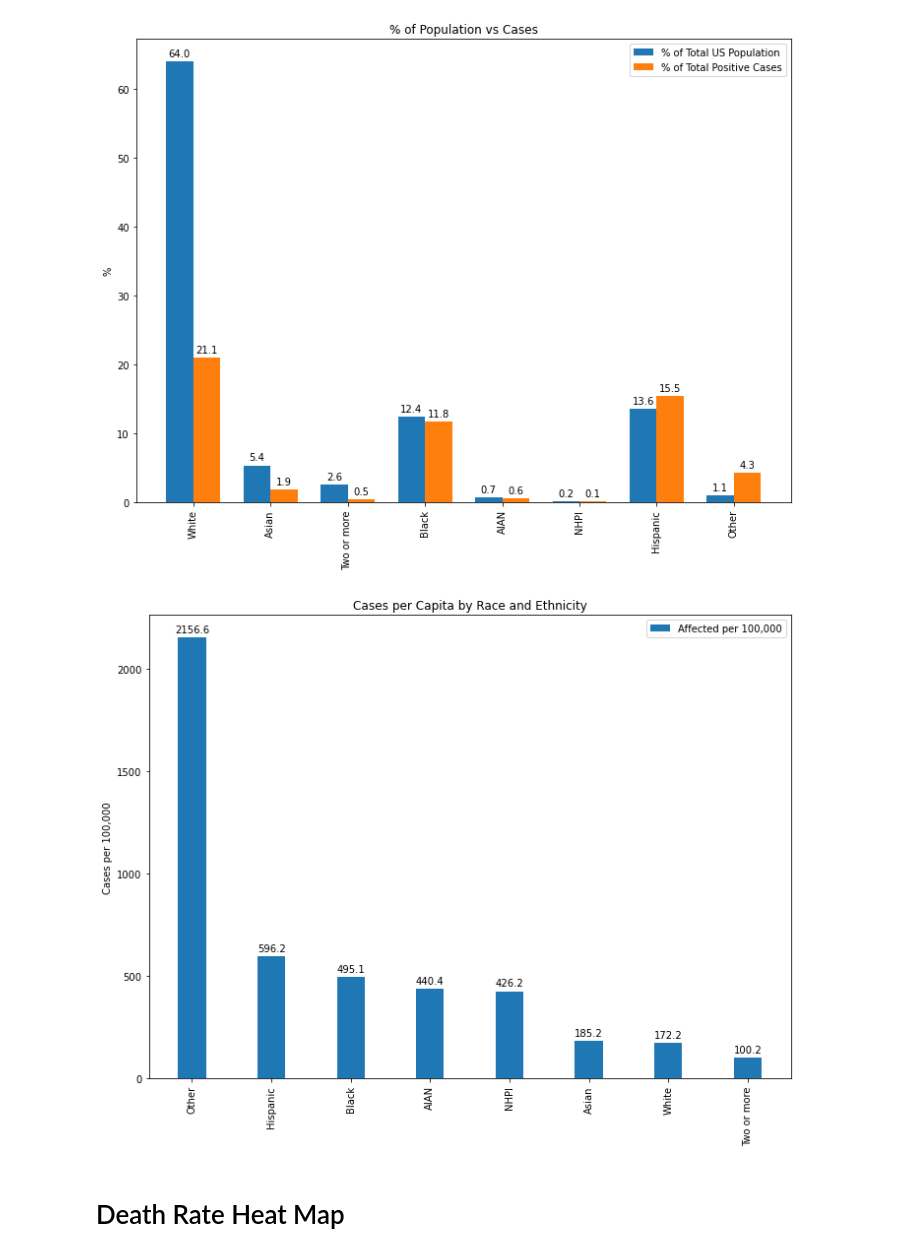
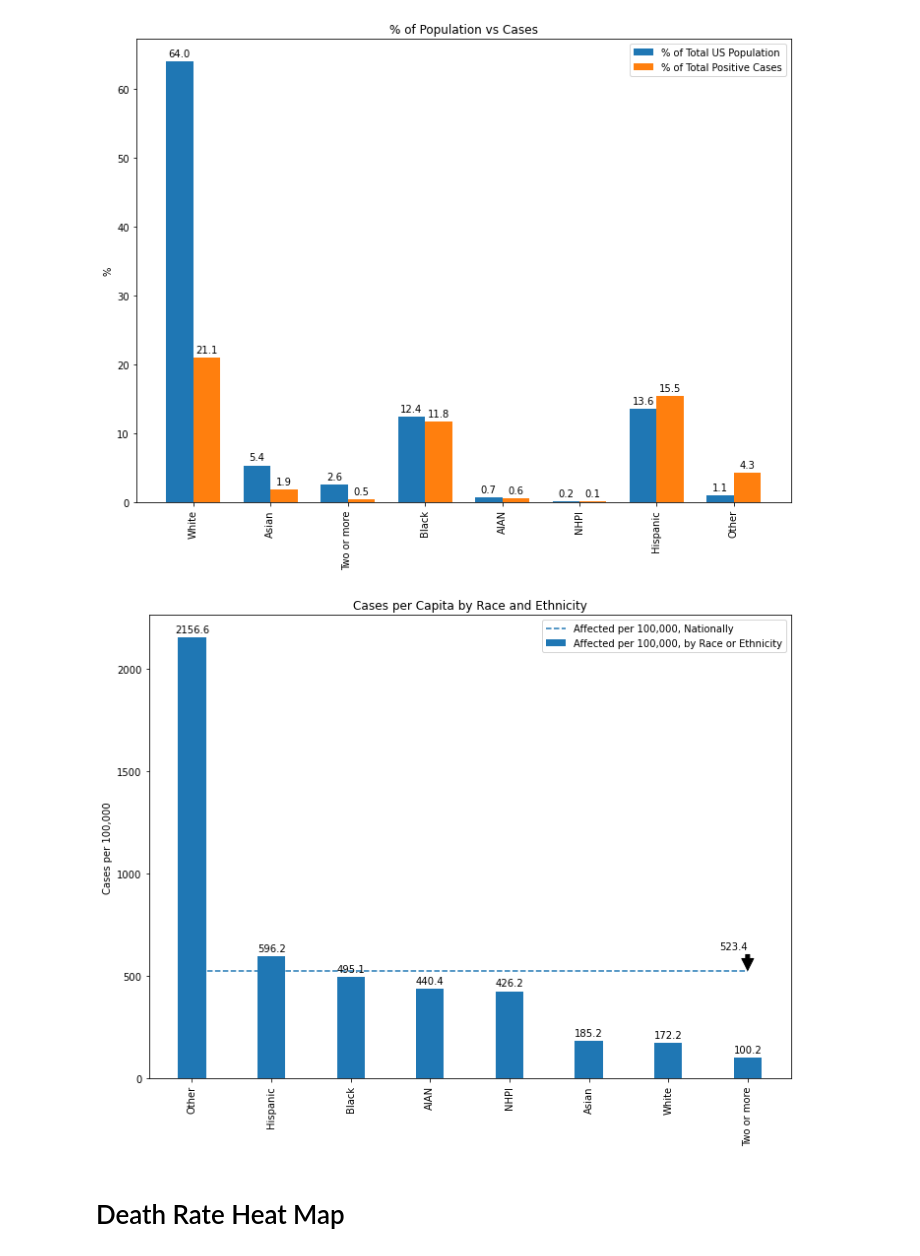
Before and after one commit to hanesy/covid-tracking, a Jupyter notebook: race-data-exploration.ipynb, the cells around one changed output. Drawn from its saved outputs; the diff is of its cells as text; code cells hidden in the pictures.

```diff
--- a/race-data-exploration.ipynb
+++ b/race-data-exploration.ipynb
@@ -266,5 +273,5 @@ deaths_unknown_us_T_percap
 # %%
-percent_chart = deaths_unknown_us_T.sort_values("Difference %", ascending = False).reset_index()
+percent_chart = deaths_us_T.sort_values("Difference %", ascending = False).reset_index()
 percent_chart
 
 labels = percent_chart["ID"]
@@ -444,3 +459,8 @@ positive_unknown_us
 | 1 | # US | 322903030 | 40130920 | 4.39318e+07 | 17421159 | 549504 | 2264689 | 8490244 | 206723250 | 3391445 |
 | 2 | % Known Positive | 100 | 11.7553 | 15.4965 | 1.90874 | 0.138575 | 0.590155 | 0.503472 | 21.0607 | 4.32765 |
 | 3 | % US | 100 | 12.4282 | 13.6053 | 5.39517 | 0.170176 | 0.701353 | 2.62935 | 64.0202 | 1.0503 |
+# %%
+positive_us_total = positive_us["Total"][0]/positive_us["Total"][1]*100000
+positive_us_total
+
+positive_us["Total"][0], positive_us["Total"][1], positive_us_total
@@ -454,19 +476,19 @@ positive_unknown_us
 #         i = i+1
 # positive_unknown_us
 # %%
-positive_unknown_us_T = positive_unknown_us.copy()
-positive_unknown_us_T = positive_unknown_us_T.T.rename_axis('ID').reset_index()
+positive_us_T = positive_us.copy()
+positive_us_T = positive_us_T.T.rename_axis('ID').reset_index()
 
-positive_unknown_us_T.columns = positive_unknown_us_T.iloc[0]
-positive_unknown_us_T = positive_unknown_us_T.drop([0]).set_index("ID")
+positive_us_T.columns = positive_us_T.iloc[0]
+positive_us_T = positive_us_T.drop([0]).set_index("ID")
 # positive_unknown_us_T = positive_unknown_us_T[["ID","% Known Positive", "% US"]]
-positive_unknown_us_T = positive_unknown_us_T.drop(["Total"])
+positive_us_T = positive_us_T.drop(["Total"])
 
-positive_unknown_us_T["Difference %"] = positive_unknown_us_T["% US"]- positive_unknown_us_T["% Known Positive"]
-positive_unknown_us_T["Affected per 100000"] = positive_unknown_us_T["# Known Positive"]/positive_unknown_us_T["# US"]*100000
+positive_us_T["Difference %"] = positive_us_T["% US"]- positive_us_T["% Known Positive"]
+positive_us_T["Affected per 100000"] = positive_us_T["# Known Positive"]/positive_us_T["# US"]*100000
 
-positive_unknown_us_T_percap = positive_unknown_us_T[['# Known Positive', '# US', 'Affected per 100000']]
-positive_unknown_us_T_percap = positive_unknown_us_T_percap.sort_values("Affected per 100000", ascending = False)
+positive_us_T_percap = positive_us_T[['# Known Positive', '# US', 'Affected per 100000']]
+positive_us_T_percap = positive_us_T_percap.sort_values("Affected per 100000", ascending = False)
 
-positive_unknown_us_T_rep = positive_unknown_us_T[['% Known Positive','% US','Difference %']]
-positive_unknown_us_T_rep = positive_unknown_us_T_rep.sort_values("Difference %", ascending = False)
+positive_us_T_rep = positive_us_T[['% Known Positive','% US','Difference %']]
+positive_us_T_rep = positive_us_T_rep.sort_values("Difference %", ascending = False)
@@ -499,5 +521,5 @@ positive_unknown_us_T_rep
 # %%
-percent_chart = positive_unknown_us_T.sort_values("Difference %", ascending = False).reset_index()
+percent_chart = positive_us_T.sort_values("Difference %", ascending = False).reset_index()
 percent_chart
 
 labels = percent_chart["ID"]
@@ -543,46 +565,55 @@ plt.show()
 # %% [output]
 [figure]
 # %%
-percap_chart = positive_unknown_us_T.sort_values("Affected per 100000", ascending = False).reset_index()
+percap_chart = positive_us_T.sort_values("Affected per 100000", ascending = False).reset_index()
 
 labels = percap_chart["ID"]
 affected = percap_chart["Affected per 100000"]
 
 x = np.arange(len(labels))  # the label locations
 
+y_mean = [positive_us_total]*len(x)
 
 fig, ax = plt.subplots(figsize=(10,8))
-rects1 = ax.bar(x, affected, width, label='Affected per 100,000')
+rects1 = ax.bar(x, affected, width, label='Affected per 100,000, by Race or Ethnicity')
+mean_line = ax.plot(x,y_mean, label='Affected per 100,000, Nationally', linestyle='--')
 
 # Add some text for labels, title and custom x-axis tick labels, etc.
 ax.set_ylabel('Cases per 100,000')
 ax.set_title('Cases per Capita by Race and Ethnicity')
 ax.set_xticks(x)
 ax.set_xticklabels(labels)
 ax.legend()
 
 plt.xticks(rotation=90)
 
 def autolabel(rects):
     """Attach a text label above each bar in *rects*, displaying its height."""
     for rect in rects:
         height = rect.get_height()
         ax.annotate('{:.1f}'.format(height),
                     xy=(rect.get_x() + rect.get_width() / 2, height),
                     xytext=(0, 3),  # 3 points vertical offset
                     textcoords="offset points",
                     ha='center', va='bottom')
 
 
 autolabel(rects1)
 
+ax.annotate('{:.1f}'.format(positive_us_total),
+            xy=(len(x)-1, positive_us_total), xycoords='data',
+            xytext=(0, 20), textcoords='offset points',
+            arrowprops=dict(facecolor='black', shrink=0.05),
+            horizontalalignment='right', verticalalignment='bottom')
+
+
 fig.tight_layout()
 
 plt.savefig("images/CasesAffectedperCapita")
 
 plt.show()
 # %% [output]
-[figure, old version]
+[figure, new version]
 # %% [markdown]
 # Death Rate Heat Map
 # %%
```
Also changed, not shown: parts of 24 cells of this notebook, 3 other files.
